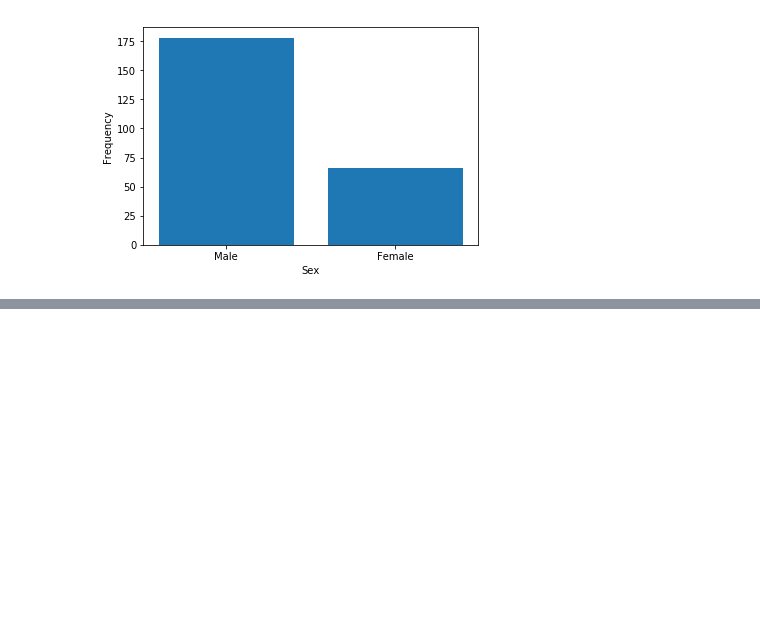
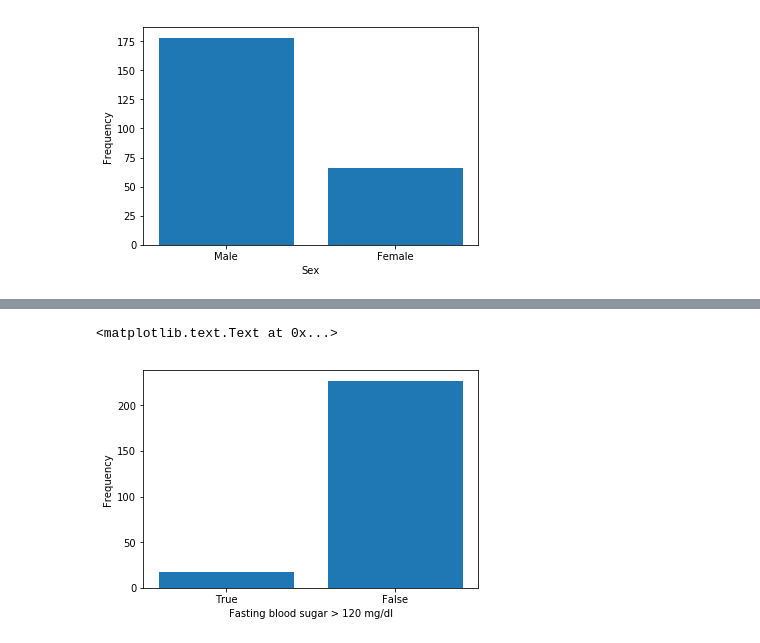
Before and after one commit to cptjackson/hungarian, a Jupyter notebook: Hungarian heart disease.ipynb, the cells around one changed output, grey strips where cells are left out. Cells and saved outputs as stored; diff of their text form; code cells hidden in the pictures; blank space fills up the shorter version.

```diff
--- a/Hungarian heart disease.ipynb
+++ b/Hungarian heart disease.ipynb
@@ -383,0 +397,9 @@ ids
+# %%
+# Fasting blood sugar > 120 mg/dl  (1 = true; 0 = false)
+plt.bar([0,1],[df2['fbs'].sum(),len(df2['fbs'])-df2['fbs'].sum()])
+plt.xticks([0,1], ('True', 'False'))
+plt.xlabel('Fasting blood sugar > 120 mg/dl')
+plt.ylabel('Frequency')
+# %% [output]
+<matplotlib.text.Text at 0x...>
+[figure, added]
```
Also changed, not shown: parts of 11 cells of this notebook.
